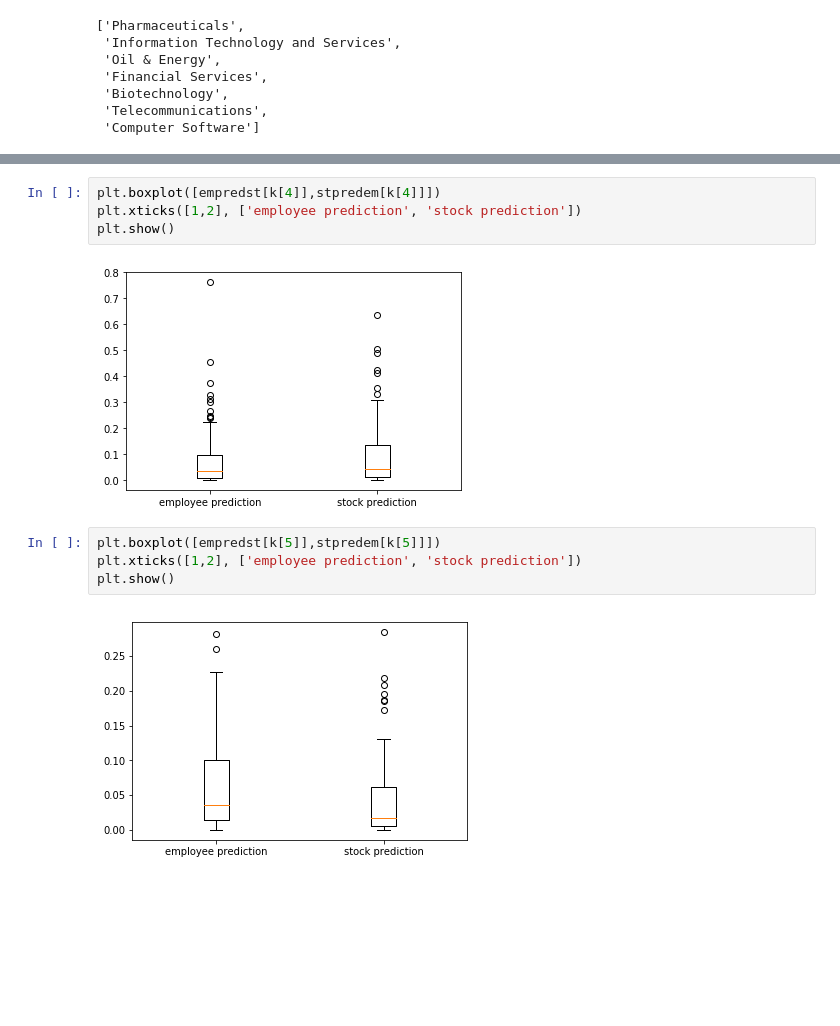
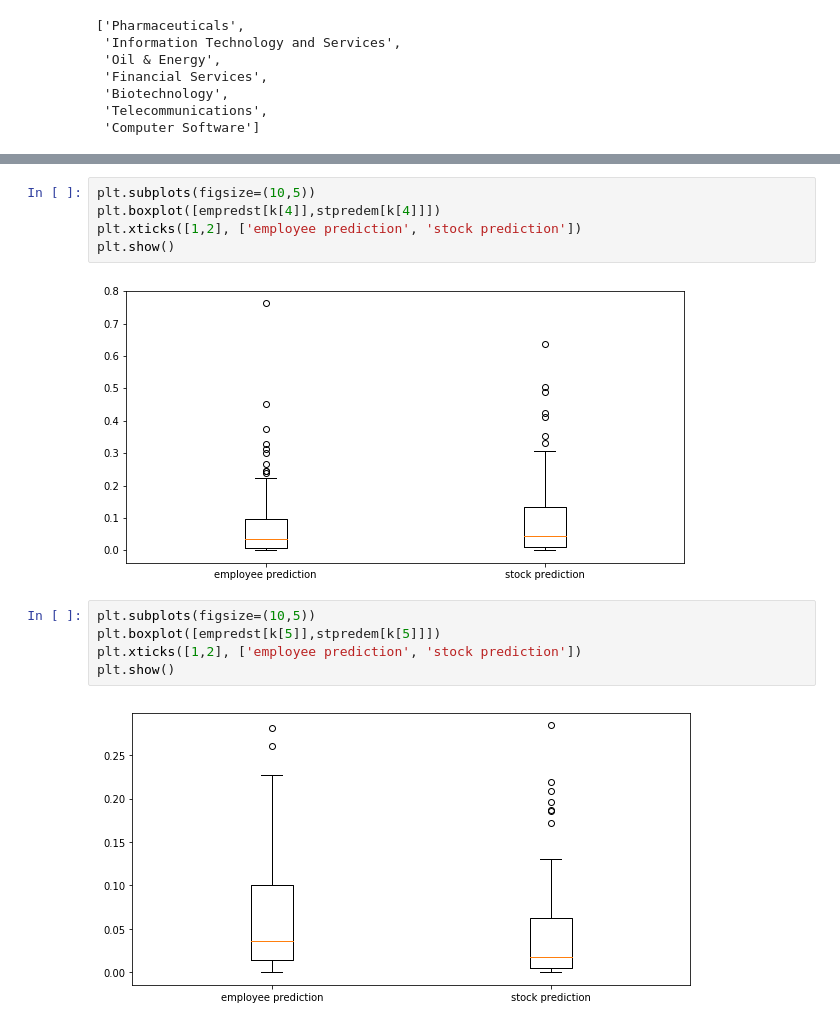
Before and after one commit to ylee22/dataincubator, a Jupyter notebook: predictions from the previous month.ipynb, the cells around one changed output, grey strips where cells are left out. Cells and saved outputs as stored; diff of their text form; blank space fills up the shorter version.

```diff
--- a/predictions from the previous month.ipynb
+++ b/predictions from the previous month.ipynb
@@ -86,13 +89,15 @@ plt.show()
 # %%
+plt.subplots(figsize=(10,5))
 plt.boxplot([empredst[k[4]],stpredem[k[4]]])
 plt.xticks([1,2], ['employee prediction', 'stock prediction'])
 plt.show()
 # %% [output]
-[figure, old version]
+[figure, new version]
 # %%
+plt.subplots(figsize=(10,5))
 plt.boxplot([empredst[k[5]],stpredem[k[5]]])
 plt.xticks([1,2], ['employee prediction', 'stock prediction'])
 plt.show()
 # %% [output]
-[figure, old version]
+[figure, new version]
 # %%
```
Also changed, not shown: parts of 4 cells of this notebook.
